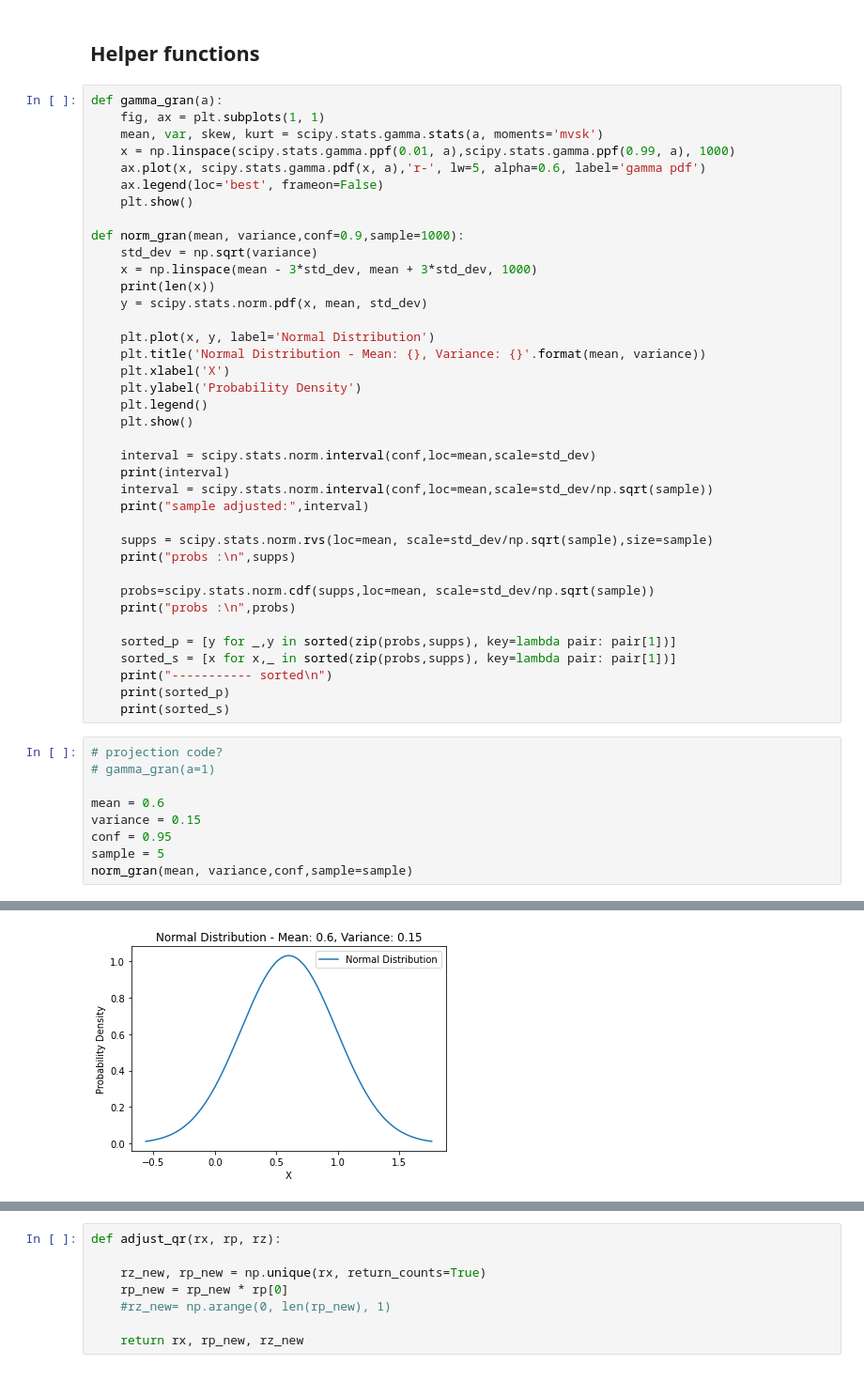
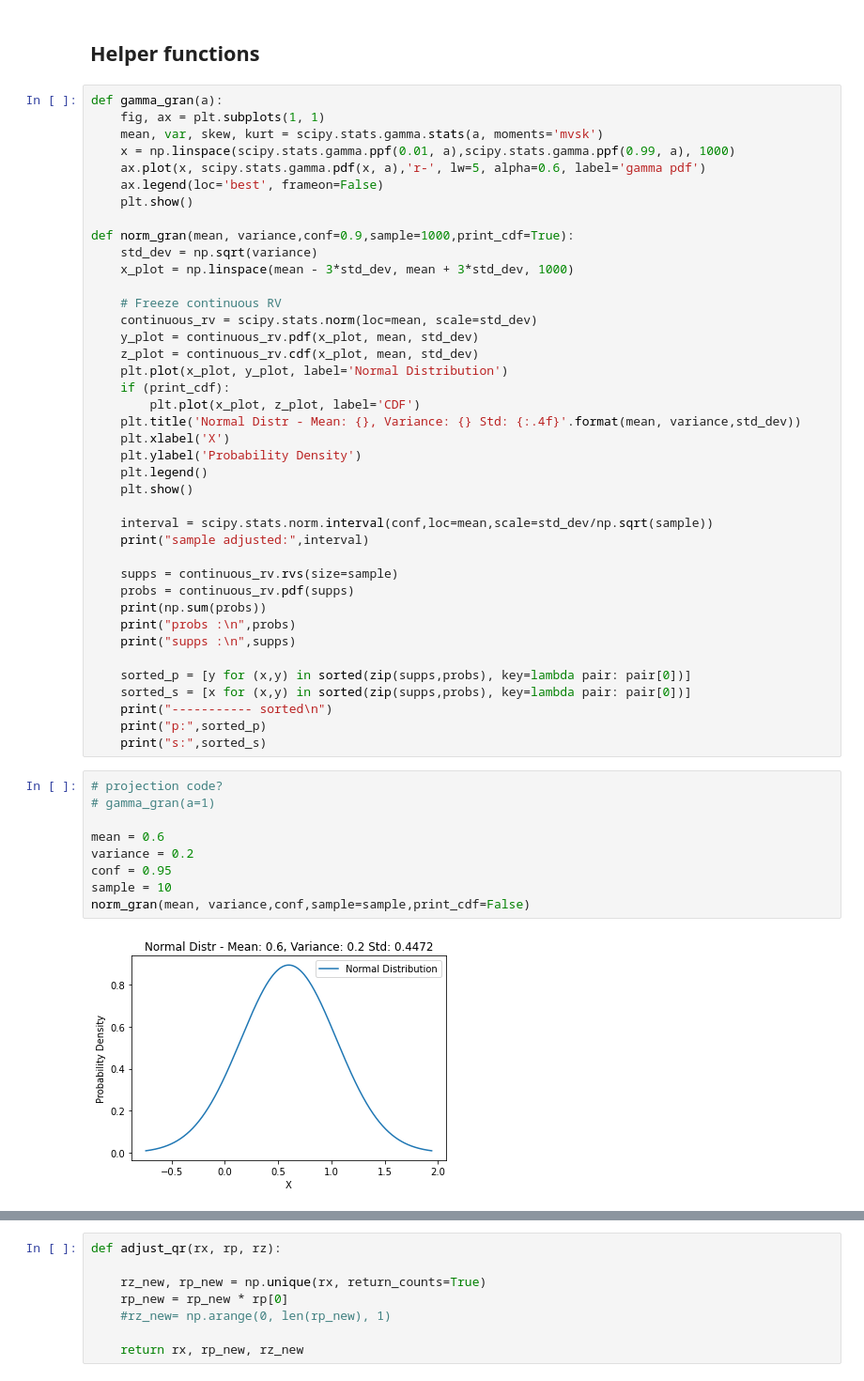
Before and after one commit to yannikschnitzer/prism, a Jupyter notebook: prism/distr.ipynb, the cells around one changed output, grey strips where cells are left out. Shown at 94% size. Saved outputs shown, nothing was run; the diff lists cells and outputs as text.

```diff
--- a/prism/distr.ipynb
+++ b/prism/distr.ipynb
@@ -18,42 +18,45 @@ def gamma_gran(a):
     ax.legend(loc='best', frameon=False)
     plt.show()
 
-def norm_gran(mean, variance,conf=0.9,sample=1000):
+def norm_gran(mean, variance,conf=0.9,sample=1000,print_cdf=True):
     std_dev = np.sqrt(variance)
-    x = np.linspace(mean - 3*std_dev, mean + 3*std_dev, 1000)
-    print(len(x))
-    y = scipy.stats.norm.pdf(x, mean, std_dev)
+    x_plot = np.linspace(mean - 3*std_dev, mean + 3*std_dev, 1000)
 
-    plt.plot(x, y, label='Normal Distribution')
-    plt.title('Normal Distribution - Mean: {}, Variance: {}'.format(mean, variance))
+    # Freeze continuous RV
+    continuous_rv = scipy.stats.norm(loc=mean, scale=std_dev)
+    y_plot = continuous_rv.pdf(x_plot, mean, std_dev)
+    z_plot = continuous_rv.cdf(x_plot, mean, std_dev)
+    plt.plot(x_plot, y_plot, label='Normal Distribution')
+    if (print_cdf):
+        plt.plot(x_plot, z_plot, label='CDF')
+    plt.title('Normal Distr - Mean: {}, Variance: {} Std: {:.4f}'.format(mean, variance,std_dev))
     plt.xlabel('X')
     plt.ylabel('Probability Density')
     plt.legend()
     plt.show()
 
-    interval = scipy.stats.norm.interval(conf,loc=mean,scale=std_dev)
-    print(interval)
     interval = scipy.stats.norm.interval(conf,loc=mean,scale=std_dev/np.sqrt(sample))
     print("sample adjusted:",interval)
 
-    supps = scipy.stats.norm.rvs(loc=mean, scale=std_dev/np.sqrt(sample),size=sample)
-    print("probs :\n",supps)
+    supps = continuous_rv.rvs(size=sample)
+    probs = continuous_rv.pdf(supps)
+    print(np.sum(probs))
+    print("probs :\n",probs)
+    print("supps :\n",supps)
 
-    probs=scipy.stats.norm.cdf(supps,loc=mean, scale=std_dev/np.sqrt(sample))
-    print("probs :\n",probs)
-
-    sorted_p = [y for _,y in sorted(zip(probs,supps), key=lambda pair: pair[1])]
-    sorted_s = [x for x,_ in sorted(zip(probs,supps), key=lambda pair: pair[1])]
+    sorted_p = [y for (x,y) in sorted(zip(supps,probs), key=lambda pair: pair[0])]
+    sorted_s = [x for (x,y) in sorted(zip(supps,probs), key=lambda pair: pair[0])]
     print("----------- sorted\n")
-    print(sorted_p)
-    print(sorted_s)
+    print("p:",sorted_p)
+    print("s:",sorted_s)
 # %%
 # projection code?
 # gamma_gran(a=1)
 
 mean = 0.6
-variance = 0.15
+variance = 0.2
 conf = 0.95
-sample = 5
-norm_gran(mean, variance,conf,sample=sample)
+sample = 10
+norm_gran(mean, variance,conf,sample=sample,print_cdf=False)
 # %% [output]
+[figure, new version]
@@ -61 +74,0 @@ norm_gran(mean, variance,conf,sample=sample)
-[figure, old version]
```
Also changed, not shown: parts of 1 cell of this notebook.
